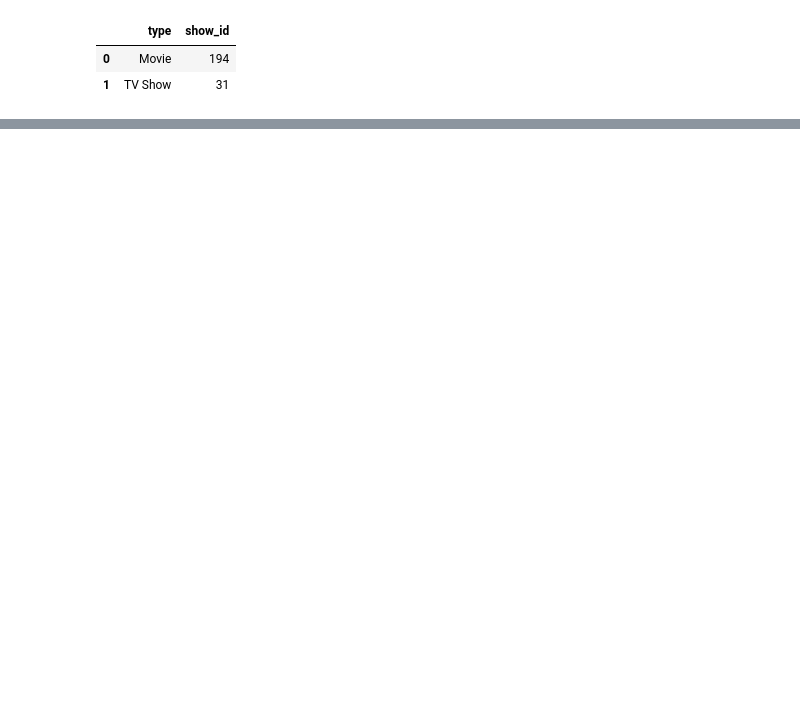
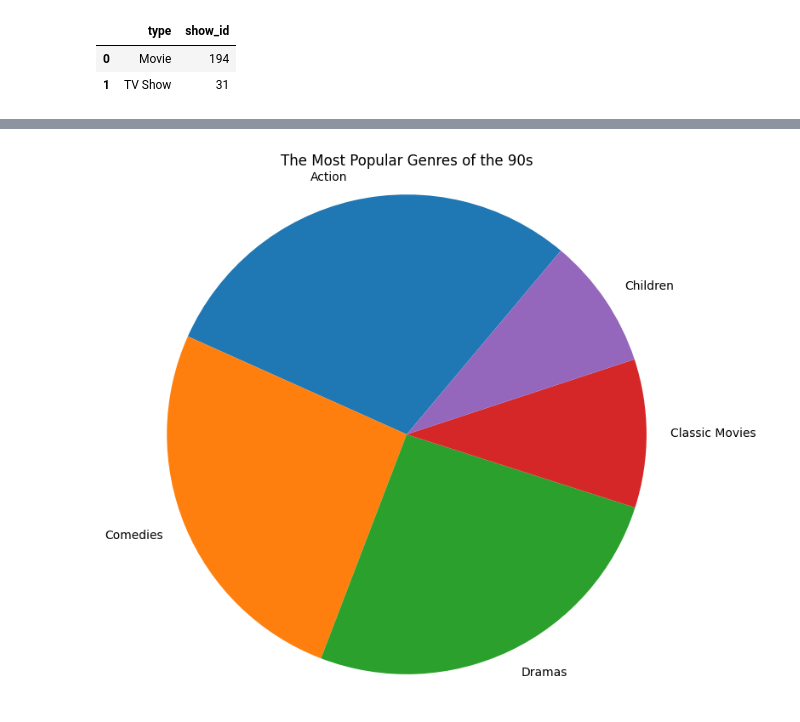
Before and after one commit to RezSah/RezSah.github.io, a Jupyter notebook: Untitled25.ipynb, the cells around one changed output, grey strips where cells are left out. Cells and saved outputs as stored; diff of their text form; code cells hidden in the pictures; blank space fills up the shorter version.

```diff
--- a/Untitled25.ipynb
+++ b/Untitled25.ipynb
@@ -183,0 +233,12 @@ plt.show()
+# %%
+categories = movies_1990s.groupby('genre')['show_id'].count()
+top_5_genres = categories.sort_values(ascending=False).head(5)
+values = top_5_genres.values
+labels = top_5_genres.index
+plt.figure(figsize=(8, 8))
+plt.pie(values, labels=labels, startangle=50)
+plt.axis('equal')
+plt.title('The Most Popular Genres of the 90s')
+plt.show()
+# %% [output]
+[figure, added]
```
Also changed, not shown: parts of 14 cells of this notebook.
